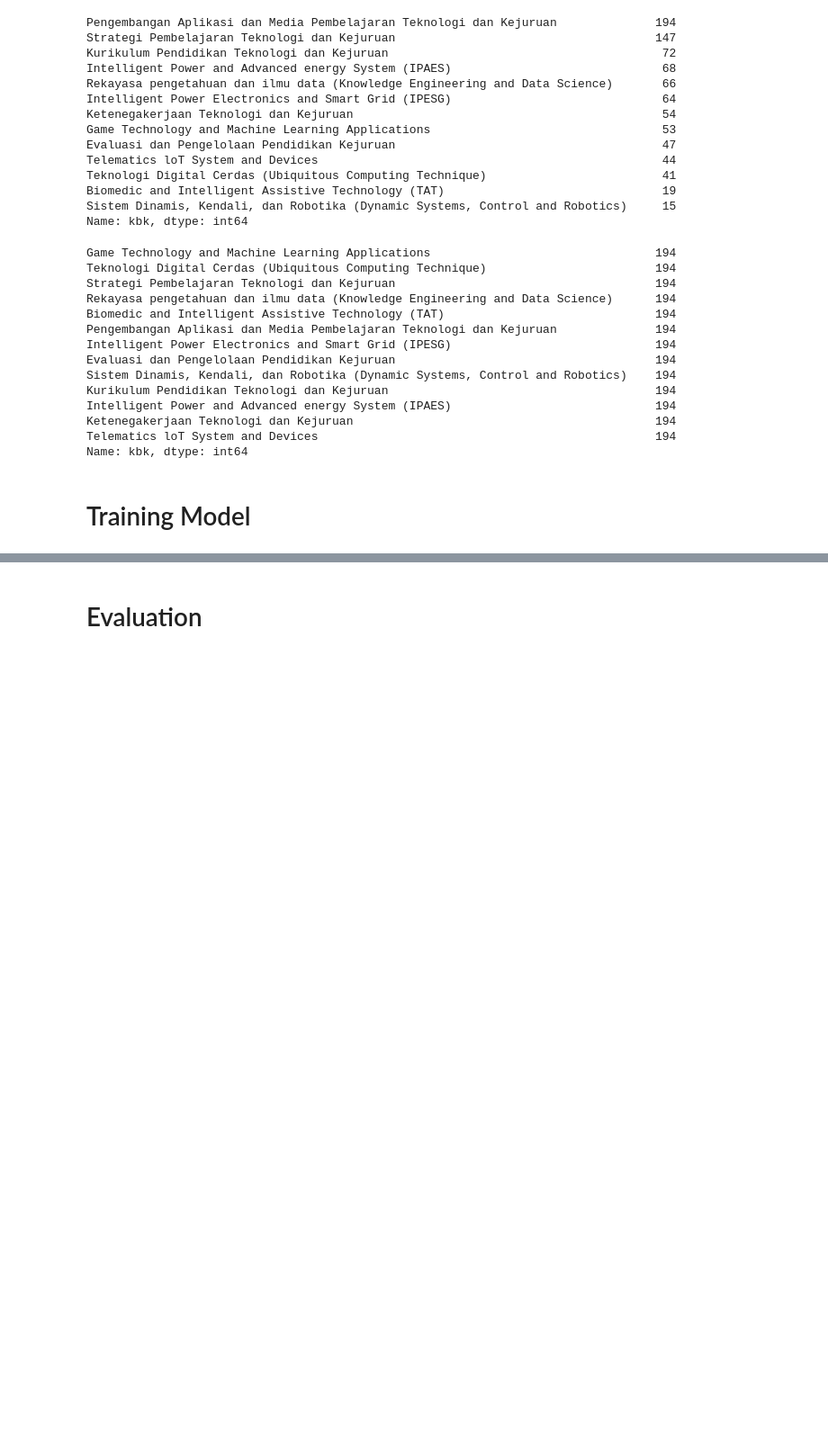
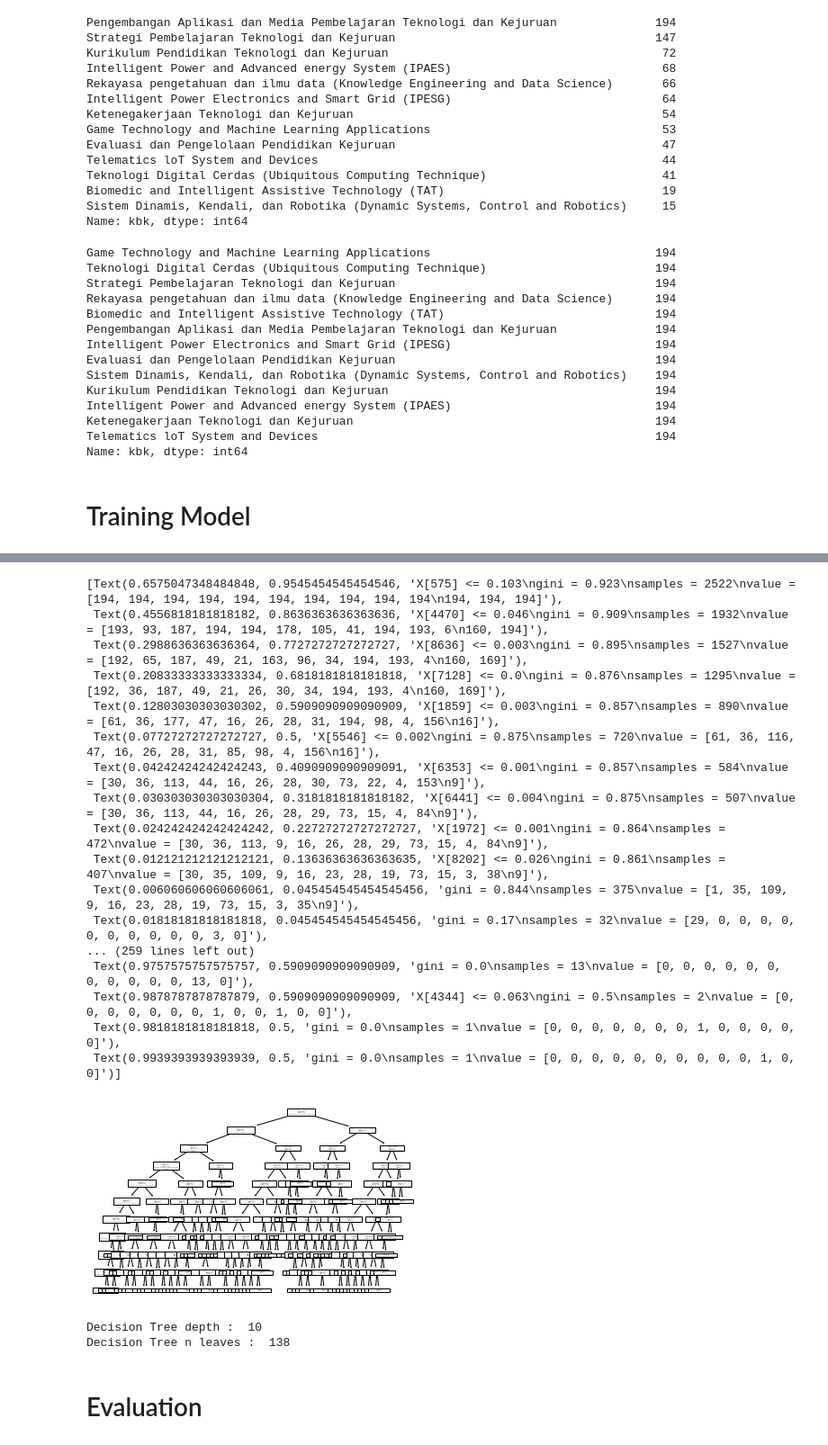
Before and after one commit to mercyano/klasifikasi-kbk, a Jupyter notebook: Decision_Tree/modelling/Klasifikasi_KBK_Abstrak.ipynb, the cells around one changed output, grey strips where cells are left out. Shown: that part at 90% size. Saved outputs shown, nothing was run; the diff lists cells and outputs as text; code cells hidden in the pictures; blank space fills up the shorter version.

```diff
--- a/Decision_Tree/modelling/Klasifikasi_KBK_Abstrak.ipynb
+++ b/Decision_Tree/modelling/Klasifikasi_KBK_Abstrak.ipynb
@@ -81,10 +109,11 @@ Name: kbk, dtype: int64
 from sklearn.tree import DecisionTreeClassifier
 from sklearn.model_selection import GridSearchCV
 
-parameters = {'criterion':['gini','entropy'],'max_depth':[4,5,6,7,8,9,10,11,12,15,20,30,40,50,70,90,120,150]}
-dtc = DecisionTreeClassifier()
-clf = GridSearchCV(dtc, parameters, cv=10)
+# defining parameter range
+param_grid = {'criterion':['gini','entropy', 'log_loss'],'max_depth':[10, 20, 30, None]}
 
-model = clf.fit(X_train_resampled,y_train_resampled)
-sorted(model.cv_results_.keys())
+grid = GridSearchCV(DecisionTreeClassifier(), param_grid, scoring='roc_auc_ovr', cv=10, verbose=3)
+
+# fitting the model for grid search
+grid.fit(X_train_resampled, y_train_resampled)
 # %% [output]
@@ -111,3 +224,35 @@ sorted(model.cv_results_.keys())
+# %%
+clf = DecisionTreeClassifier(criterion = 'gini', max_depth = 10)
+model = clf.fit(X_train_resampled,y_train_resampled)
+# %%
+from sklearn import tree
+
+tree.plot_tree(model)
+# %% [output]
+[Text(0.6575047348484848, 0.9545454545454546, 'X[575] <= 0.103\ngini = 0.923\nsamples = 2522\nvalue = [194, 194, 194, 194, 194, 194, 194, 194, 194, 194\n194, 194, 194]'),
+ Text(0.4556818181818182, 0.8636363636363636, 'X[4470] <= 0.046\ngini = 0.909\nsamples = 1932\nvalue = [193, 93, 187, 194, 194, 178, 105, 41, 194, 193, 6\n160, 194]'),
+ Text(0.2988636363636364, 0.7727272727272727, 'X[8636] <= 0.003\ngini = 0.895\nsamples = 1527\nvalue = [192, 65, 187, 49, 21, 163, 96, 34, 194, 193, 4\n160, 169]'),
+ Text(0.20833333333333334, 0.6818181818181818, 'X[7128] <= 0.0\ngini = 0.876\nsamples = 1295\nvalue = [192, 36, 187, 49, 21, 26, 30, 34, 194, 193, 4\n160, 169]'),
+ Text(0.12803030303030302, 0.5909090909090909, 'X[1859] <= 0.003\ngini = 0.857\nsamples = 890\nvalue = [61, 36, 177, 47, 16, 26, 28, 31, 194, 98, 4, 156\n16]'),
+ Text(0.07727272727272727, 0.5, 'X[5546] <= 0.002\ngini = 0.875\nsamples = 720\nvalue = [61, 36, 116, 47, 16, 26, 28, 31, 85, 98, 4, 156\n16]'),
+ Text(0.04242424242424243, 0.4090909090909091, 'X[6353] <= 0.001\ngini = 0.857\nsamples = 584\nvalue = [30, 36, 113, 44, 16, 26, 28, 30, 73, 22, 4, 153\n9]'),
+ Text(0.030303030303030304, 0.3181818181818182, 'X[6441] <= 0.004\ngini = 0.875\nsamples = 507\nvalue = [30, 36, 113, 44, 16, 26, 28, 29, 73, 15, 4, 84\n9]'),
+ Text(0.024242424242424242, 0.22727272727272727, 'X[1972] <= 0.001\ngini = 0.864\nsamples = 472\nvalue = [30, 36, 113, 9, 16, 26, 28, 29, 73, 15, 4, 84\n9]'),
+ Text(0.012121212121212121, 0.13636363636363635, 'X[8202] <= 0.026\ngini = 0.861\nsamples = 407\nvalue = [30, 35, 109, 9, 16, 23, 28, 19, 73, 15, 3, 38\n9]'),
+ Text(0.006060606060606061, 0.045454545454545456, 'gini = 0.844\nsamples = 375\nvalue = [1, 35, 109, 9, 16, 23, 28, 19, 73, 15, 3, 35\n9]'),
+ Text(0.01818181818181818, 0.045454545454545456, 'gini = 0.17\nsamples = 32\nvalue = [29, 0, 0, 0, 0, 0, 0, 0, 0, 0, 0, 3, 0]'),
+... (259 lines left out)
+ Text(0.9757575757575757, 0.5909090909090909, 'gini = 0.0\nsamples = 13\nvalue = [0, 0, 0, 0, 0, 0, 0, 0, 0, 0, 0, 13, 0]'),
+ Text(0.9878787878787879, 0.5909090909090909, 'X[4344] <= 0.063\ngini = 0.5\nsamples = 2\nvalue = [0, 0, 0, 0, 0, 0, 0, 1, 0, 0, 1, 0, 0]'),
+ Text(0.9818181818181818, 0.5, 'gini = 0.0\nsamples = 1\nvalue = [0, 0, 0, 0, 0, 0, 0, 1, 0, 0, 0, 0, 0]'),
+ Text(0.9939393939393939, 0.5, 'gini = 0.0\nsamples = 1\nvalue = [0, 0, 0, 0, 0, 0, 0, 0, 0, 0, 1, 0, 0]')]
+[figure, added]
+# %%
+print('Decision Tree depth : ',model.get_depth())
+print('Decision Tree n leaves : ',model.get_n_leaves())
+# %% [output]
+Decision Tree depth :  10
+Decision Tree n leaves :  138
 # %% [markdown]
 # Evaluation
 # %%
```
Also changed, not shown: parts of 15 cells of this notebook, 12 other files.
